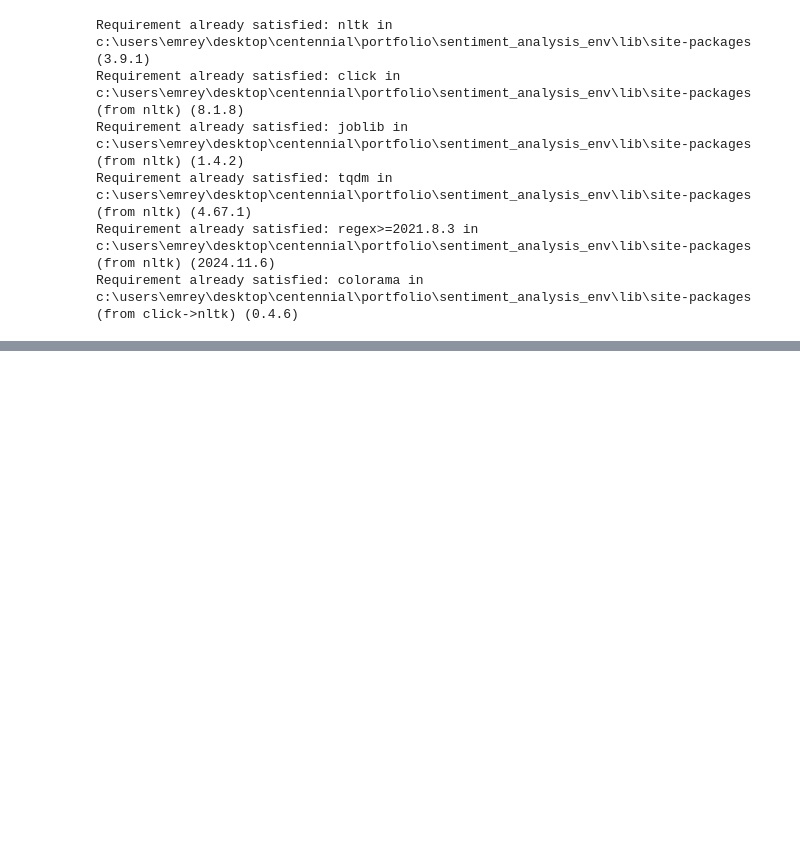
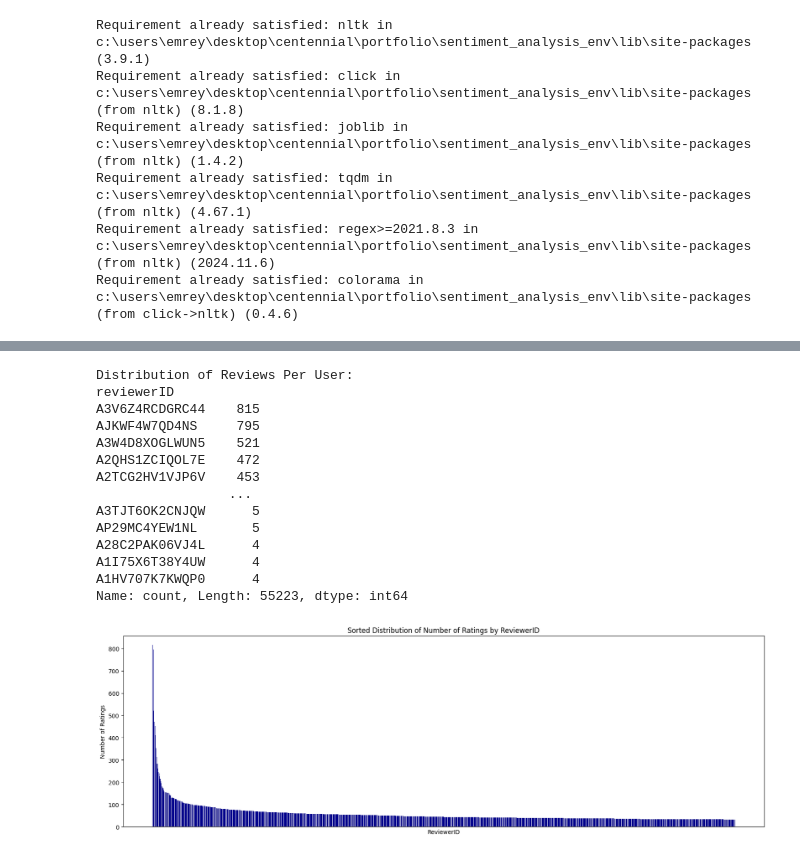
Before and after one commit to emreyurderiportfolio/Portfolio, a Jupyter notebook: Amazon_Reviews_Sentiment_Analysis/Sentiment_Analysis.ipynb, the cells around one changed output, grey strips where cells are left out. Cells and saved outputs as stored; diff of their text form; code cells hidden in the pictures; blank space fills up the shorter version.

```diff
--- a/Amazon_Reviews_Sentiment_Analysis/Sentiment_Analysis.ipynb
+++ b/Amazon_Reviews_Sentiment_Analysis/Sentiment_Analysis.ipynb
@@ -77,0 +236,29 @@ Successfully installed numpy-2.0.2 pandas-2.2.3 pytz-2024.2 tzdata-2024.2
+# %%
+user_review_counts = data['reviewerID'].value_counts()
+print(f"Distribution of Reviews Per User: \n{user_review_counts}\n")
+
+
+plt.figure(figsize=(20,6))
+plt.bar(user_review_counts.index[:1000], user_review_counts[:1000], color='darkblue')
+plt.xlabel('ReviewerID')
+plt.ylabel('Number of Ratings')
+plt.title('Sorted Distribution of Number of Ratings by ReviewerID')
+plt.xticks([])
+
+plt.show()
+# %% [output]
+Distribution of Reviews Per User:
+reviewerID
+A3V6Z4RCDGRC44    815
+AJKWF4W7QD4NS     795
+A3W4D8XOGLWUN5    521
+A2QHS1ZCIQOL7E    472
+A2TCG2HV1VJP6V    453
+                 ...
+A3TJT6OK2CNJQW      5
+AP29MC4YEW1NL       5
+A28C2PAK06VJ4L      4
+A1I75X6T38Y4UW      4
+A1HV707K7KWQP0      4
+Name: count, Length: 55223, dtype: int64
+[figure, added]
```
Also changed, not shown: parts of 27 cells of this notebook.
